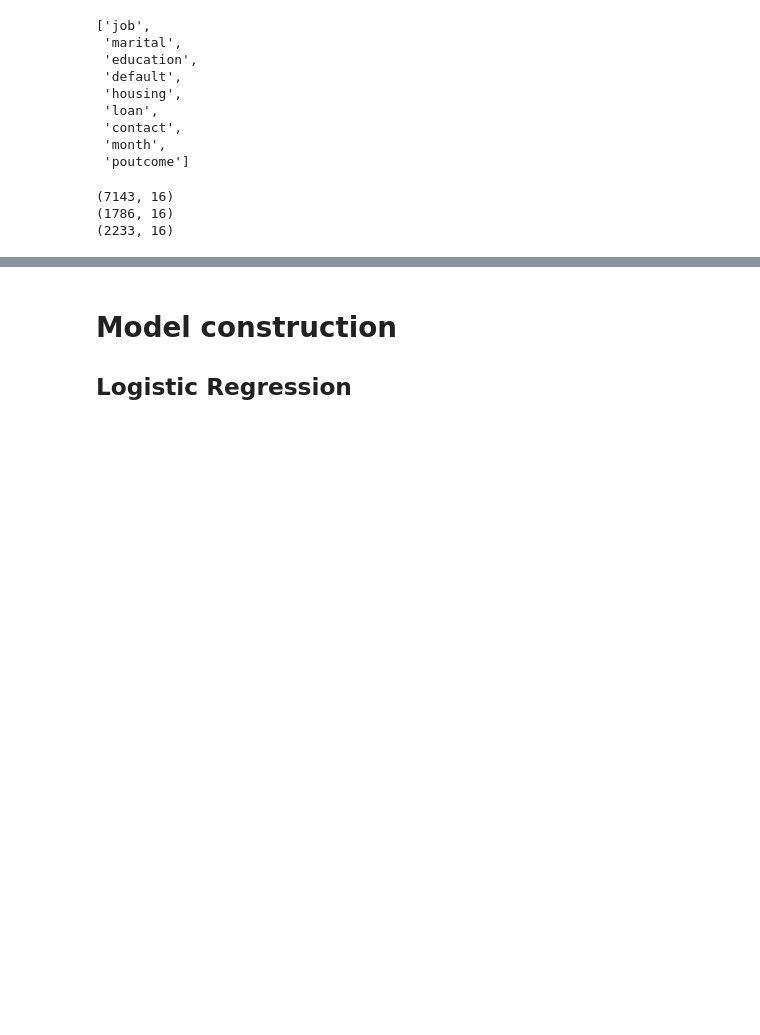
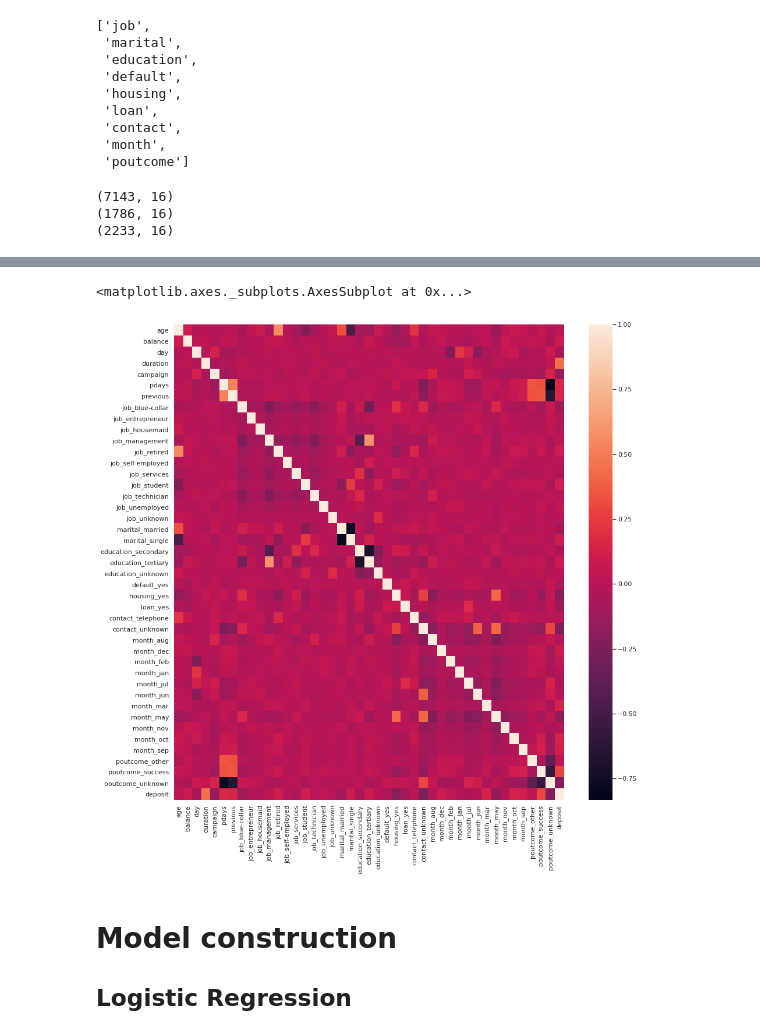
Before and after one commit to hayari/GoMyCodeML, a Jupyter notebook: CP2_Deep_Feed_Forward.ipynb, the cells around one changed output, grey strips where cells are left out. Drawn from its saved outputs; the diff is of its cells as text; code cells hidden in the pictures; blank space fills up the shorter version.

```diff
--- a/CP2_Deep_Feed_Forward.ipynb
+++ b/CP2_Deep_Feed_Forward.ipynb
@@ -149,0 +152,4 @@ X_test=np.concatenate((X_test_num,X_test_cat),axis=1)
+# %%
+dv=pd.DataFrame(X_train,columns=numerical+onehotx.get_feature_names(input_features=categorical).tolist())
+dv['deposit']=y_train
+dv.head()
@@ -150,3 +163,9 @@ X_test=np.concatenate((X_test_num,X_test_cat),axis=1)
+# %%
+plt.rcParams['figure.figsize'] = (15.0, 15.0)
+sns.heatmap(dv.corr())
+# %% [output]
+<matplotlib.axes._subplots.AxesSubplot at 0x...>
+[figure, added]
 # %% [markdown]
 # Model construction
 ## Logistic Regression
```
Also changed, not shown: parts of 2 cells of this notebook.
